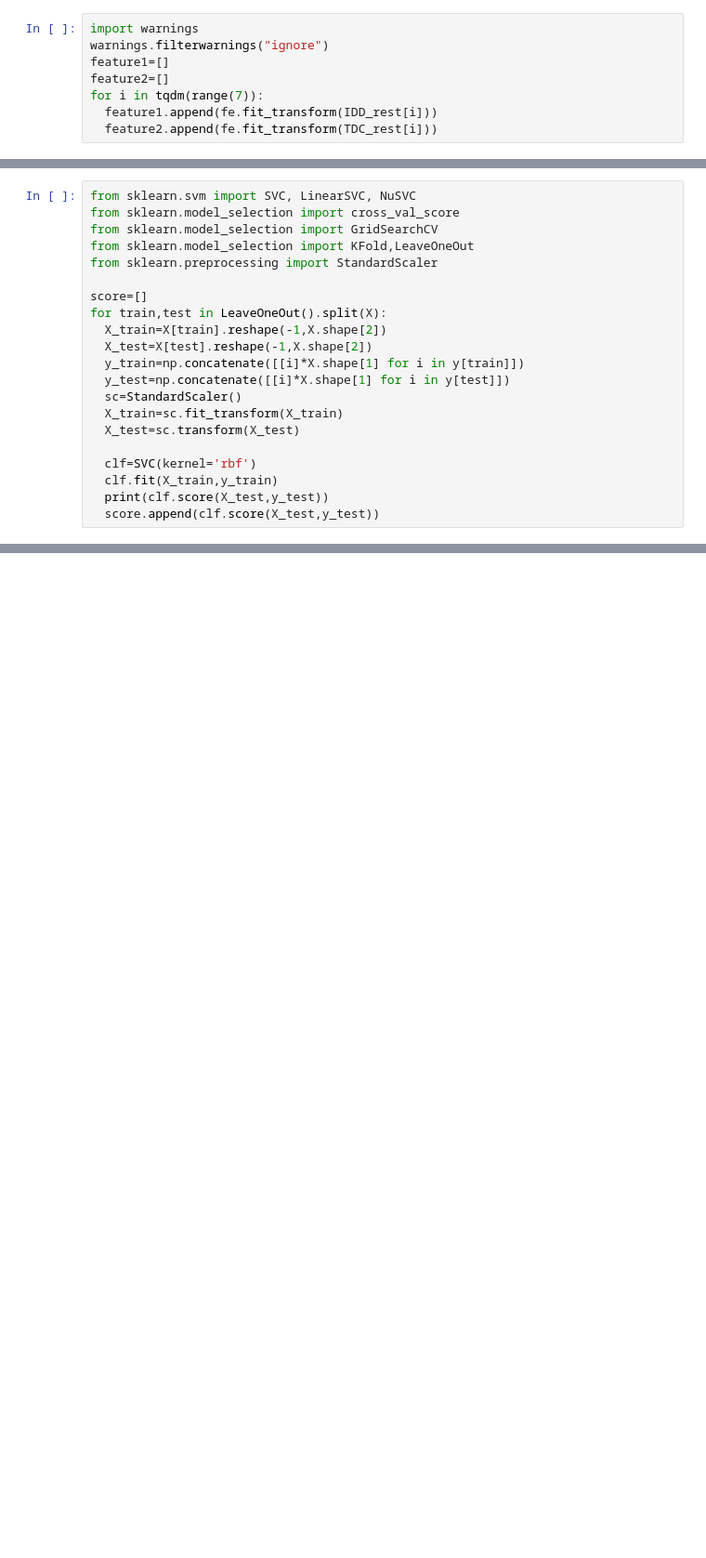
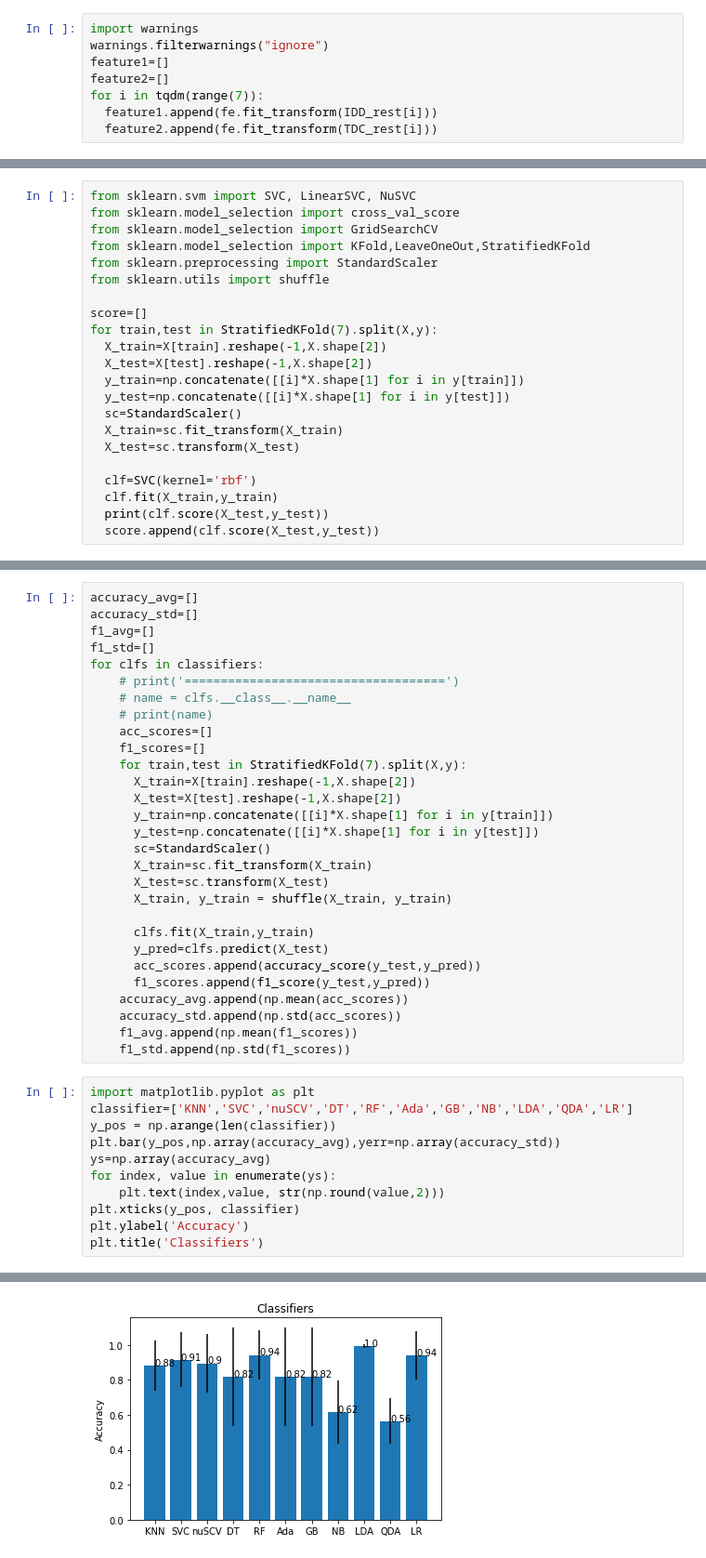
Before and after one commit to talhaanwarch/IDDs_EEG_ML_classification, a Jupyter notebook: MNE_features_Rest.ipynb, the cells around one changed output, grey strips where cells are left out. Shown at 93% size. Drawn from its saved outputs; the diff is of its cells as text; blank space fills up the shorter version.

Commit message:
100% F1-score using LDA

```diff
--- a/MNE_features_Rest.ipynb
+++ b/MNE_features_Rest.ipynb
@@ -96,11 +96,12 @@ X.shape,y.shape
 from sklearn.svm import SVC, LinearSVC, NuSVC
 from sklearn.model_selection import cross_val_score
 from sklearn.model_selection import GridSearchCV
-from sklearn.model_selection import KFold,LeaveOneOut
+from sklearn.model_selection import KFold,LeaveOneOut,StratifiedKFold
 from sklearn.preprocessing import StandardScaler
+from sklearn.utils import shuffle
 
 score=[]
-for train,test in LeaveOneOut().split(X):
+for train,test in StratifiedKFold(7).split(X,y):
   X_train=X[train].reshape(-1,X.shape[2])
   X_test=X[test].reshape(-1,X.shape[2])
   y_train=np.concatenate([[i]*X.shape[1] for i in y[train]])
@@ -134,0 +152,41 @@ np.mean(score)
+# %%
+accuracy_avg=[]
+accuracy_std=[]
+f1_avg=[]
+f1_std=[]
+for clfs in classifiers:
+    # print('====================================')
+    # name = clfs.__class__.__name__
+    # print(name)
+    acc_scores=[]
+    f1_scores=[]
+    for train,test in StratifiedKFold(7).split(X,y):
+      X_train=X[train].reshape(-1,X.shape[2])
+      X_test=X[test].reshape(-1,X.shape[2])
+      y_train=np.concatenate([[i]*X.shape[1] for i in y[train]])
+      y_test=np.concatenate([[i]*X.shape[1] for i in y[test]])
+      sc=StandardScaler()
+      X_train=sc.fit_transform(X_train)
+      X_test=sc.transform(X_test)
+      X_train, y_train = shuffle(X_train, y_train)
+
+      clfs.fit(X_train,y_train)
+      y_pred=clfs.predict(X_test)
+      acc_scores.append(accuracy_score(y_test,y_pred))
+      f1_scores.append(f1_score(y_test,y_pred))
+    accuracy_avg.append(np.mean(acc_scores))
+    accuracy_std.append(np.std(acc_scores))
+    f1_avg.append(np.mean(f1_scores))
+    f1_std.append(np.std(f1_scores))
+# %%
+import matplotlib.pyplot as plt
+classifier=['KNN','SVC','nuSCV','DT','RF','Ada','GB','NB','LDA','QDA','LR']
+y_pos = np.arange(len(classifier))
+plt.bar(y_pos,np.array(accuracy_avg),yerr=np.array(accuracy_std))
+ys=np.array(accuracy_avg)
+for index, value in enumerate(ys):
+    plt.text(index,value, str(np.round(value,2)))
+plt.xticks(y_pos, classifier)
+plt.ylabel('Accuracy')
+plt.title('Classifiers')
+# %% [output]
@@ -134,0 +194 @@ np.mean(score)
+[figure, added]
```
Also changed, not shown: parts of 9 cells of this notebook.
